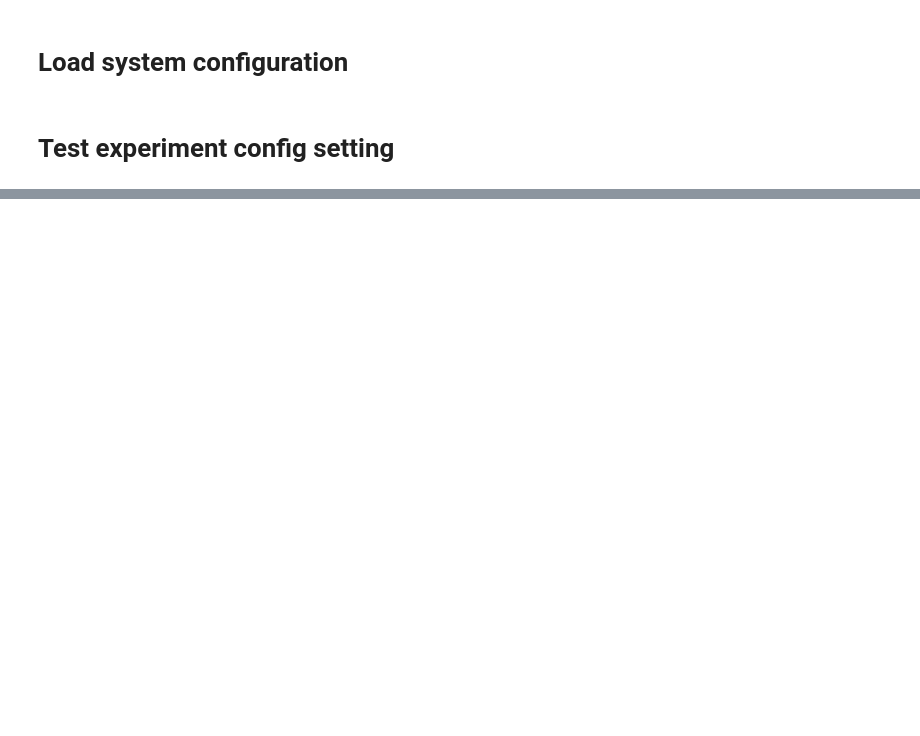
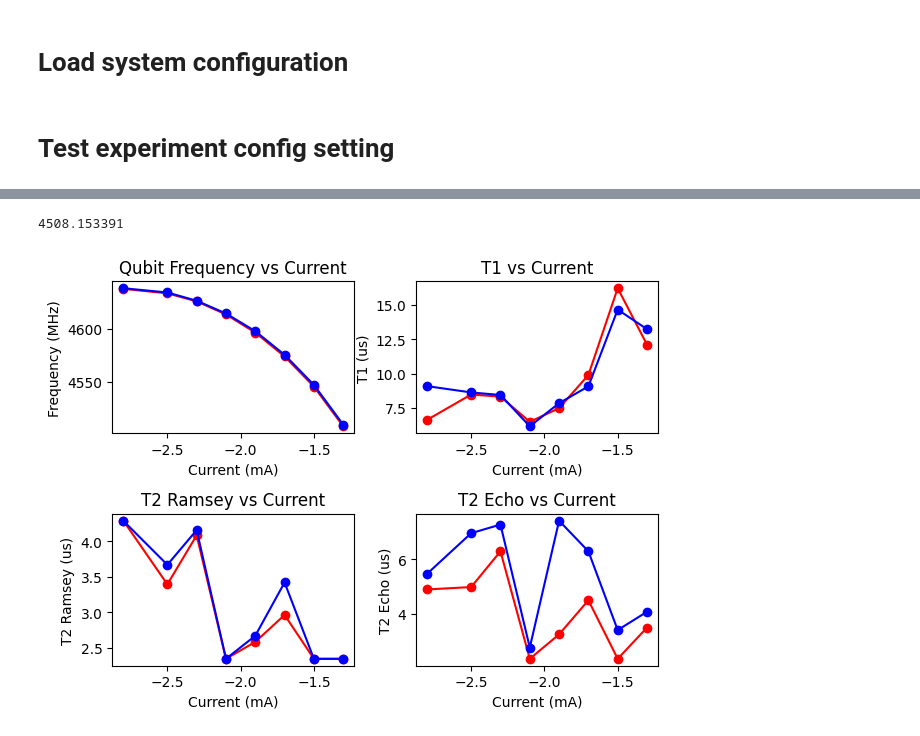
Before and after one commit to JayChien04717/SQD_soc, a Jupyter notebook: auto.ipynb, the cells around one changed output, grey strips where cells are left out. Drawn from its saved outputs; the diff is of its cells as text; code cells hidden in the pictures; blank space fills up the shorter version.

```diff
--- a/auto.ipynb
+++ b/auto.ipynb
@@ -461,0 +748,43 @@ Total auto calibration time: 146.61 seconds
+# %%
+jpaon[0].get("freq_MHz")
+# %% [output]
+4508.153391
+# %%
+currnet = np.array(jpaon)[:, 0]
+onfreq = np.array(jpaon)[:, 1]
+offfreq = np.array(jpaoff)[:, 1]
+
+ont1 = np.array(jpaon)[:, 2]
+offt1 = np.array(jpaoff)[:, 2]
+
+ont2r = np.array(jpaon)[:, 3]
+offt2r = np.array(jpaoff)[:, 3]
+
+ont2e = np.array(jpaon)[:, 4]
+offt2e = np.array(jpaoff)[:, 4]
+fig, ax = plt.subplots(2, 2)
+ax[0, 0].plot(currnet, onfreq, "o-", color="r")
+ax[0, 0].plot(currnet, offfreq, "o-", color="b")
+ax[0, 0].set_title("Qubit Frequency vs Current")
+ax[0, 0].set_xlabel("Current (mA)")
+ax[0, 0].set_ylabel("Frequency (MHz)")
+ax[0, 1].plot(currnet, ont1, "o-", color="r")
+ax[0, 1].plot(currnet, offt1, "o-", color="b")
+ax[0, 1].set_title("T1 vs Current")
+ax[0, 1].set_xlabel("Current (mA)")
+ax[0, 1].set_ylabel("T1 (us)")
+
+ax[1, 0].plot(currnet, ont2r, "o-", color="r")
+ax[1, 0].plot(currnet, offt2r, "o-", color="b")
+ax[1, 0].set_title("T2 Ramsey vs Current")
+ax[1, 0].set_xlabel("Current (mA)")
+ax[1, 0].set_ylabel("T2 Ramsey (us)")
+
+ax[1, 1].plot(currnet, ont2e, "o-", color="r")
+ax[1, 1].plot(currnet, offt2e, "o-", color="b")
+ax[1, 1].set_title("T2 Echo vs Current")
+ax[1, 1].set_xlabel("Current (mA)")
+ax[1, 1].set_ylabel("T2 Echo (us)")
+plt.tight_layout()
+# %% [output]
+[figure, added]
```
Also changed, not shown: parts of 10 cells of this notebook, 32 other files.
